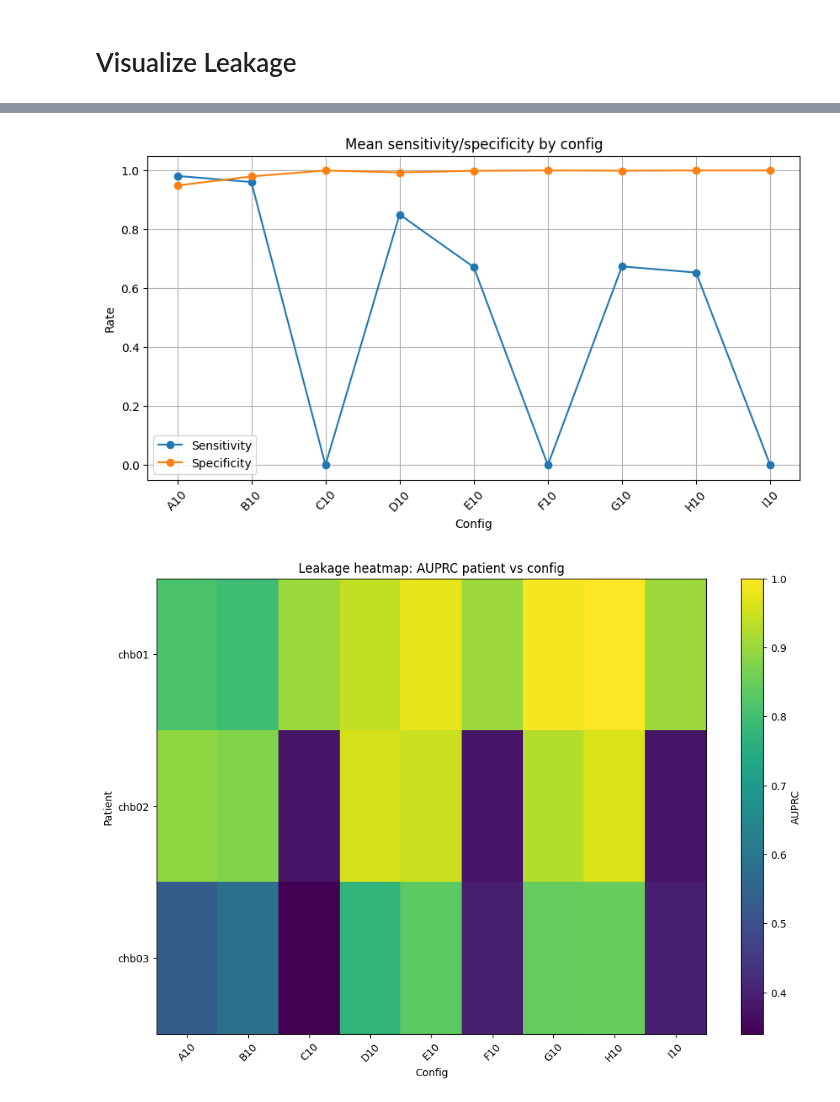
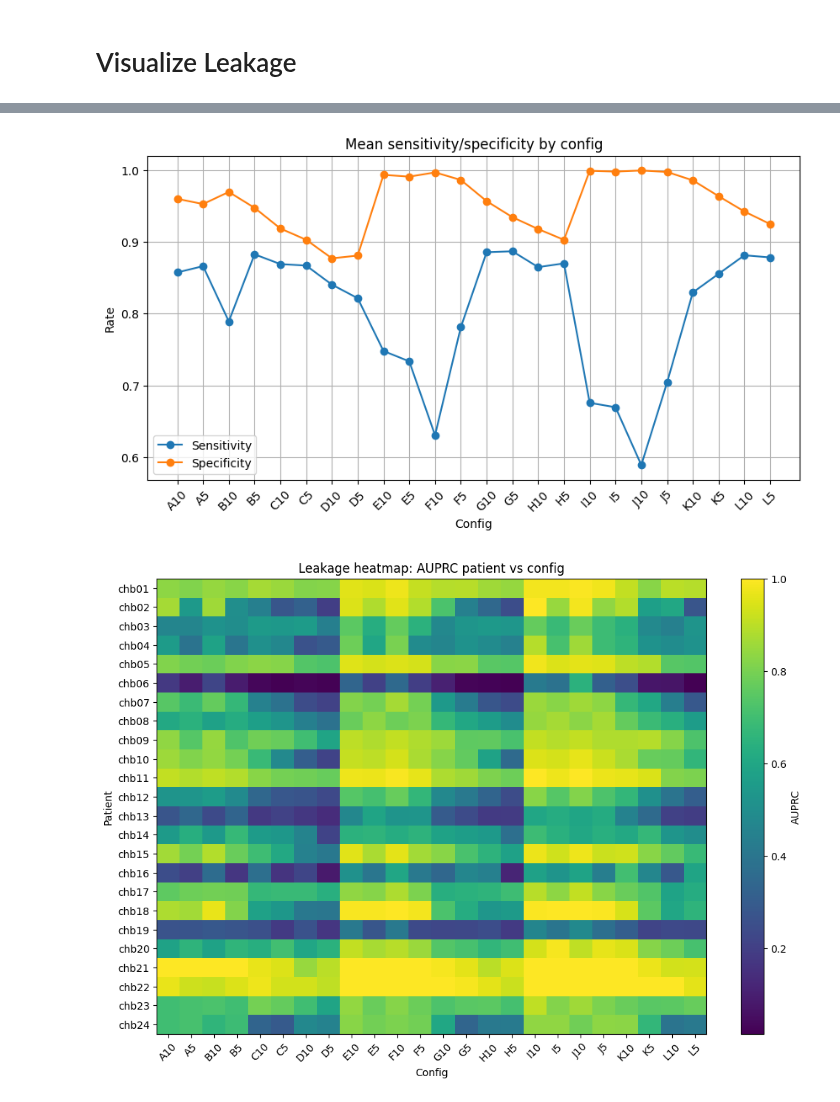
Before and after one commit to ritzww/THESIS_Directed_Connectivity_and_Data_Leakage_In_EEG_Seizure_Detection, a Jupyter notebook: 7. Leakage Visualization.ipynb, the cells around one changed output, grey strips where cells are left out. Saved outputs shown, nothing was run; the diff lists cells and outputs as text; code cells hidden in the pictures.

Commit message:
results

```diff
--- a/7. Leakage Visualization.ipynb
+++ b/7. Leakage Visualization.ipynb
@@ -5,7 +5,7 @@ import pandas as pd
 import matplotlib.pyplot as plt
 
 
-df = pd.read_csv("LEAKY_RESULTS_seizure_only.csv")
+df = pd.read_csv("../RESULTS/RESULTS_LEAKY.csv")
 
 
 # =====================================================
@@ -202,5 +202,5 @@ plt.show()
-[figure, old version]
+[figure, new version]
-[figure, old version]
+[figure, new version]
 # %%
 import pandas as pd
 import matplotlib.pyplot as plt
```
Also changed, not shown: parts of 7 cells of this notebook, 27 other files.
